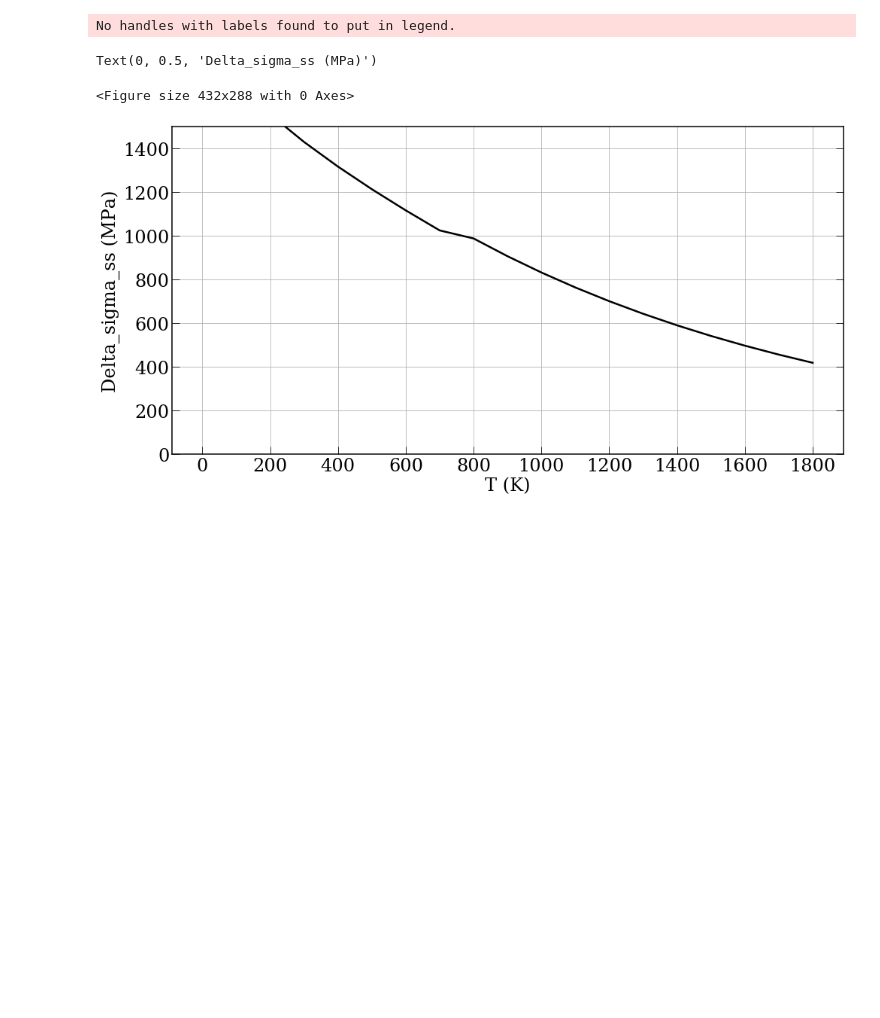
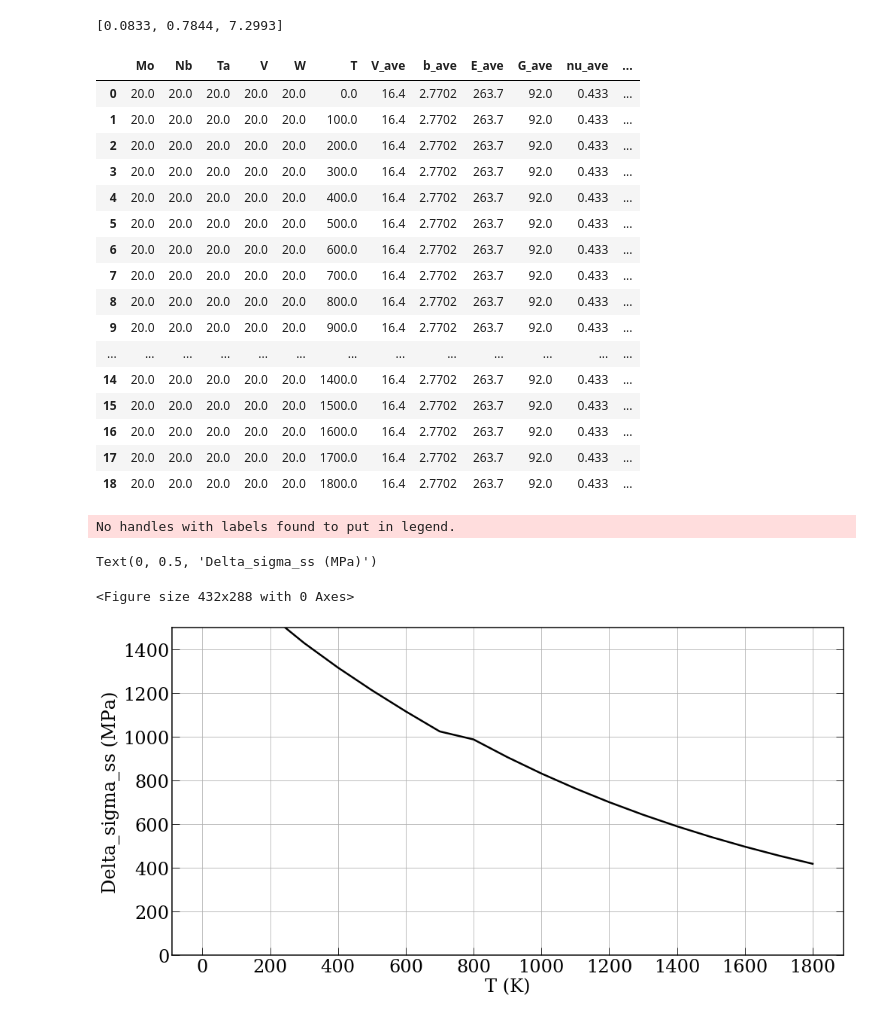
Before and after one commit to Dongsheng-Wen/pySSpredict, a Jupyter notebook: notebook/BCC_edge_model_example.ipynb, the cells around one changed output. Saved outputs shown, nothing was run; the diff lists cells and outputs as text; code cells hidden in the pictures; blank space fills up the shorter version.

```diff
--- a/notebook/BCC_edge_model_example.ipynb
+++ b/notebook/BCC_edge_model_example.ipynb
@@ -15,5 +15,9 @@ BCC_file = '../examples/BCC_edge/MoNbTaVW/sample_input_MoNbTaVW_BCC_edge.json'
 input_data = read_inputjson_edge_single_calculation(BCC_file)
 input_data.check_integrity_curtin_edge()
 input_data.grab_properties_curtin_edge()
+# %%
+input_data.adjustable_scalers
+# %% [output]
+[0.0833, 0.7844, 7.2993]
 # %%
 # calculate without uncertainty
@@ -24 +29,21 @@ model.writedata()
+# %%
+model.calc_data_all
+# %% [output]
+|  | Mo | Nb | Ta | V | W | T | V_ave | b_ave | E_ave | G_ave | nu_ave | ... |
+| 0 | 20.0 | 20.0 | 20.0 | 20.0 | 20.0 | 0.0 | 16.4 | 2.7702 | 263.7 | 92.0 | 0.433 | ... |
+| 1 | 20.0 | 20.0 | 20.0 | 20.0 | 20.0 | 100.0 | 16.4 | 2.7702 | 263.7 | 92.0 | 0.433 | ... |
+| 2 | 20.0 | 20.0 | 20.0 | 20.0 | 20.0 | 200.0 | 16.4 | 2.7702 | 263.7 | 92.0 | 0.433 | ... |
+| 3 | 20.0 | 20.0 | 20.0 | 20.0 | 20.0 | 300.0 | 16.4 | 2.7702 | 263.7 | 92.0 | 0.433 | ... |
+| 4 | 20.0 | 20.0 | 20.0 | 20.0 | 20.0 | 400.0 | 16.4 | 2.7702 | 263.7 | 92.0 | 0.433 | ... |
+| 5 | 20.0 | 20.0 | 20.0 | 20.0 | 20.0 | 500.0 | 16.4 | 2.7702 | 263.7 | 92.0 | 0.433 | ... |
+| 6 | 20.0 | 20.0 | 20.0 | 20.0 | 20.0 | 600.0 | 16.4 | 2.7702 | 263.7 | 92.0 | 0.433 | ... |
+| 7 | 20.0 | 20.0 | 20.0 | 20.0 | 20.0 | 700.0 | 16.4 | 2.7702 | 263.7 | 92.0 | 0.433 | ... |
+| 8 | 20.0 | 20.0 | 20.0 | 20.0 | 20.0 | 800.0 | 16.4 | 2.7702 | 263.7 | 92.0 | 0.433 | ... |
+| 9 | 20.0 | 20.0 | 20.0 | 20.0 | 20.0 | 900.0 | 16.4 | 2.7702 | 263.7 | 92.0 | 0.433 | ... |
+| ... | ... | ... | ... | ... | ... | ... | ... | ... | ... | ... | ... | ... |
+| 14 | 20.0 | 20.0 | 20.0 | 20.0 | 20.0 | 1400.0 | 16.4 | 2.7702 | 263.7 | 92.0 | 0.433 | ... |
+| 15 | 20.0 | 20.0 | 20.0 | 20.0 | 20.0 | 1500.0 | 16.4 | 2.7702 | 263.7 | 92.0 | 0.433 | ... |
+| 16 | 20.0 | 20.0 | 20.0 | 20.0 | 20.0 | 1600.0 | 16.4 | 2.7702 | 263.7 | 92.0 | 0.433 | ... |
+| 17 | 20.0 | 20.0 | 20.0 | 20.0 | 20.0 | 1700.0 | 16.4 | 2.7702 | 263.7 | 92.0 | 0.433 | ... |
+| 18 | 20.0 | 20.0 | 20.0 | 20.0 | 20.0 | 1800.0 | 16.4 | 2.7702 | 263.7 | 92.0 | 0.433 | ... |
 # %%
```
Also changed, not shown: parts of 8 cells of this notebook, 32 other files.
